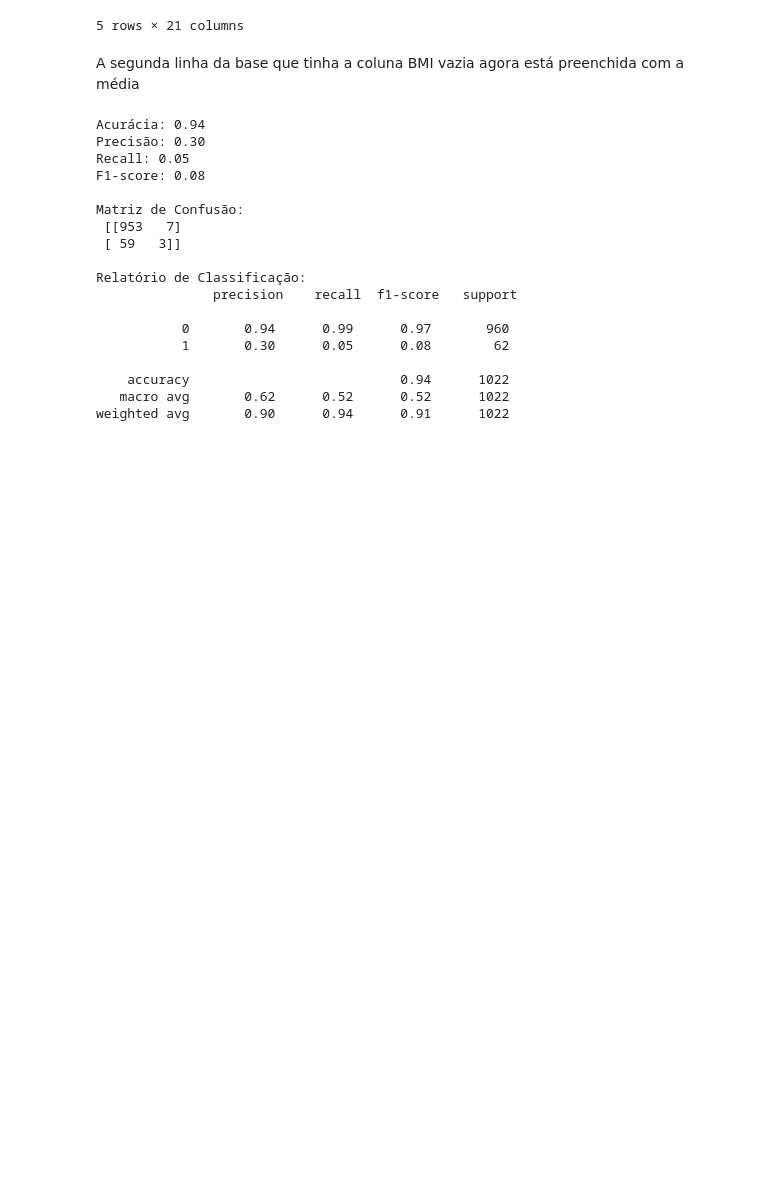
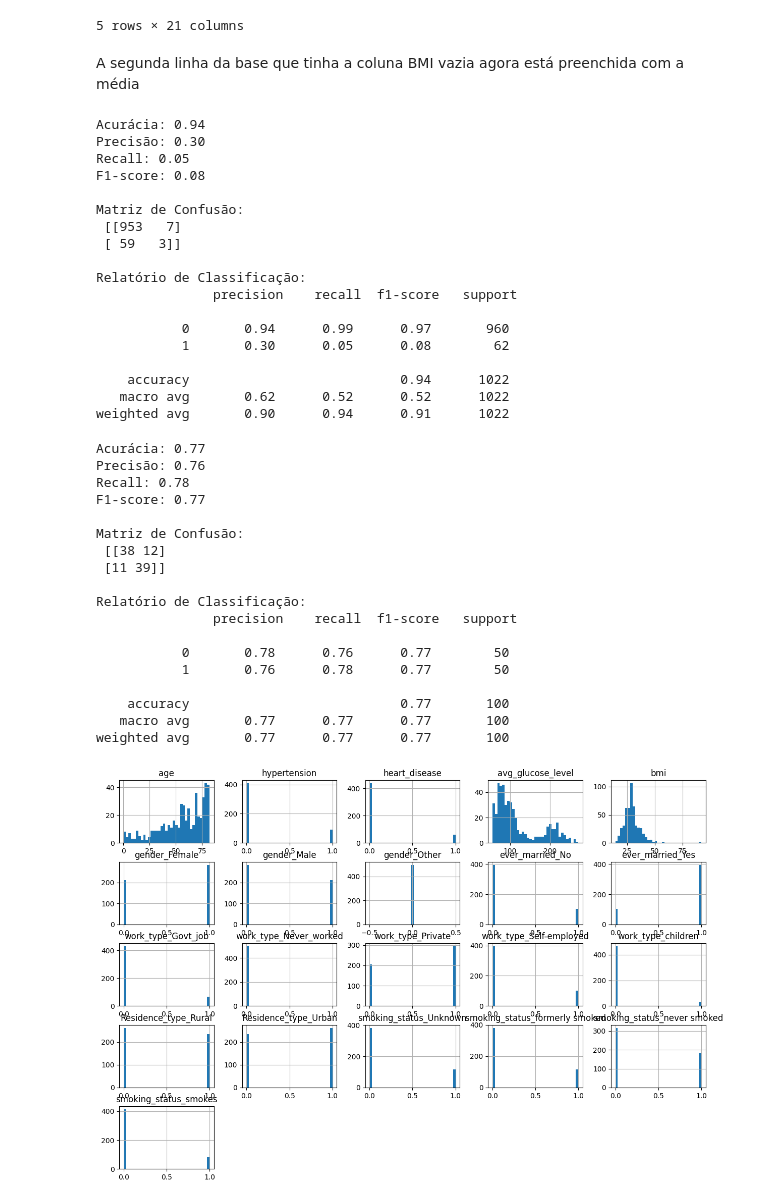
Before and after one commit to narcisocabraljr/Tech_Challenge_1, a Jupyter notebook: Tech_Challenge_1.ipynb, the cells around one changed output. Cells and saved outputs as stored; diff of their text form; code cells hidden in the pictures; blank space fills up the shorter version.

```diff
--- a/Tech_Challenge_1.ipynb
+++ b/Tech_Challenge_1.ipynb
@@ -219,8 +221,8 @@ baseCompleta.head()
 A segunda linha da base que tinha a coluna BMI vazia agora está preenchida com a média
 # %%
 X = baseCompleta
-Y = dados["stroke"].copy()
-X_train, X_test, Y_train, Y_test = train_test_split(baseCompleta,Y, test_size=0.2, random_state=42)
+Y = target
+X_train, X_test, Y_train, Y_test = train_test_split(X,Y, test_size=0.2, random_state=42)
 model = KNeighborsClassifier(n_neighbors=3)
 model.fit(X_train, Y_train)
 y_pred = model.predict(X_test)
@@ -254,3 +256,44 @@ Relatório de Classificação:
     accuracy                           0.94      1022
    macro avg       0.62      0.52      0.52      1022
 weighted avg       0.90      0.94      0.91      1022
+# %%
+ros = RandomUnderSampler(random_state=42)
+X_res, y_res = ros.fit_resample(X, Y)
+X_res.hist(bins=35, figsize=(15,10))
+
+X_train, X_test, Y_train, Y_test = train_test_split(X_res,y_res, test_size=0.2,stratify=y_res, random_state=42)
+model = KNeighborsClassifier(n_neighbors=5)
+#model = RandomForestClassifier(random_state=42)
+model.fit(X_train, Y_train)
+y_pred = model.predict(X_test)
+accuracy = accuracy_score(Y_test, y_pred)
+conf_matrix = confusion_matrix(Y_test, y_pred)
+
+
+# Métricas
+print(f"Acurácia: {accuracy_score(Y_test, y_pred):.2f}")
+print(f"Precisão: {precision_score(Y_test, y_pred):.2f}")
+print(f"Recall: {recall_score(Y_test, y_pred):.2f}")
+print(f"F1-score: {f1_score(Y_test, y_pred):.2f}")
+print("\nMatriz de Confusão:\n", confusion_matrix(Y_test, y_pred))
+print("\nRelatório de Classificação:\n", classification_report(Y_test, y_pred))
+# %% [output]
+Acurácia: 0.77
+Precisão: 0.76
+Recall: 0.78
+F1-score: 0.77
+
+Matriz de Confusão:
+ [[38 12]
+ [11 39]]
+
+Relatório de Classificação:
+               precision    recall  f1-score   support
+
+           0       0.78      0.76      0.77        50
+           1       0.76      0.78      0.77        50
+
+    accuracy                           0.77       100
+   macro avg       0.77      0.77      0.77       100
+weighted avg       0.77      0.77      0.77       100
+[figure, added]
```
Also changed, not shown: parts of 2 cells of this notebook.
